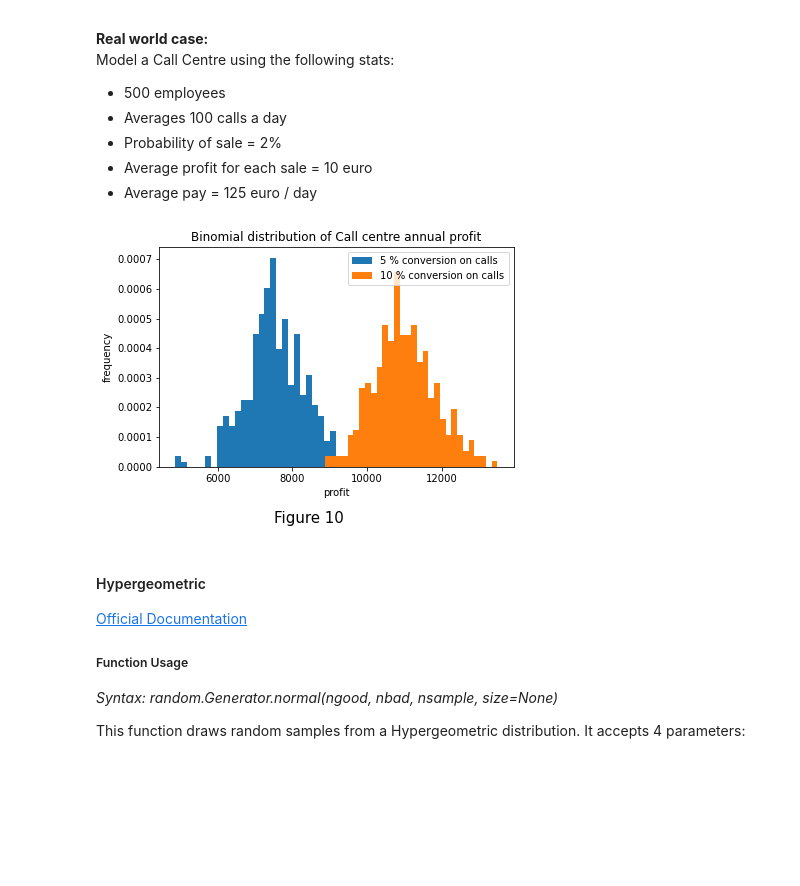
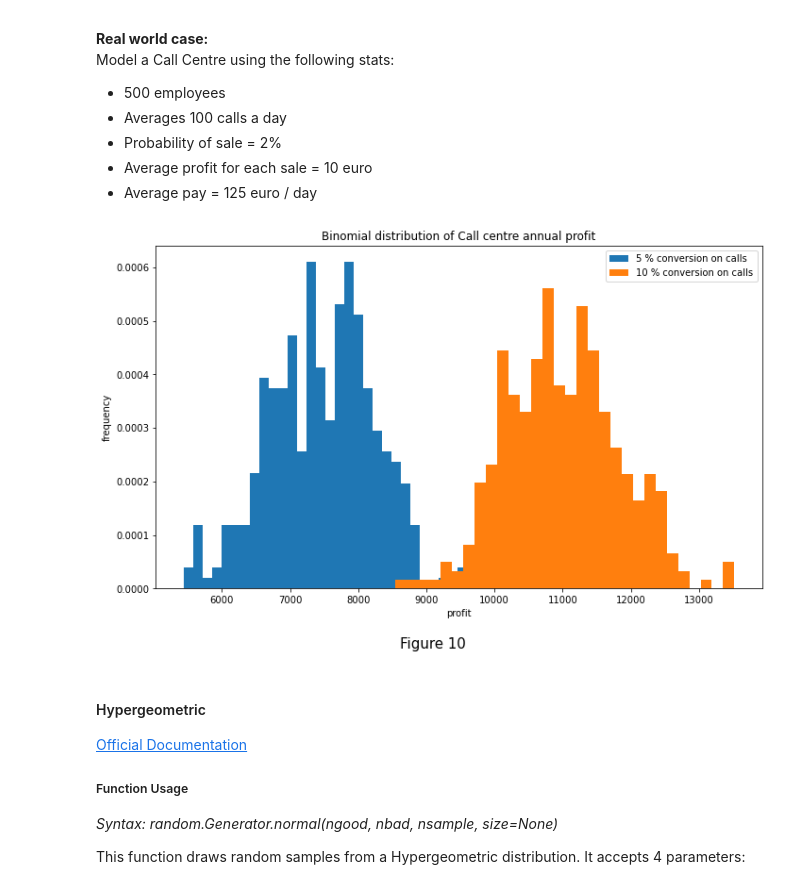
Before and after one commit to CiaranMoran27/playing_with_jupyter, a Jupyter notebook: numpy-random.ipynb, the cells around one changed output. Cells and saved outputs as stored; diff of their text form; code cells hidden in the pictures; blank space fills up the shorter version.

```diff
--- a/numpy-random.ipynb
+++ b/numpy-random.ipynb
@@ -633,31 +630,32 @@ Model a Call Centre using the following stats:
 # %%
 # Call Center Simulation
 # https://towardsdatascience.com/fun-with-the-binomial-distribution-96a5ecabf65b
 def model_call_centre(p):
     staff_count = 100
     daily_wage = 100
     daily_call_count = 100     # Number of  calls per employee
     revenue_per_call = 35
 
 
     # Binomial random variables of call center employees
     array = [np.sum(rng.binomial(daily_call_count, p, size = staff_count)) for i in range(366)]
     profit = np.array(array)*revenue_per_call - staff_count * daily_wage
     return profit
 
 call_centre_worse = model_call_centre(p = 0.05)
 call_centre_better = model_call_centre(p = 0.06)
 
-plt.hist(call_centre_worse, bins = 30,  label = "5 % conversion on calls", density = True)
-plt.hist(call_centre_better, bins = 30, label = "10 % conversion on calls", density = True)
+Fig, ax = plt.subplots(figsize = (10, 6))
+ax.hist(call_centre_worse, bins = 30,  label = "5 % conversion on calls", density = True)
+ax.hist(call_centre_better, bins = 30, label = "10 % conversion on calls", density = True)
 plt.figtext(0.5, -0.05, 'Figure 10', wrap = True, horizontalalignment = 'center', fontsize = 15);
-plt.xlabel('profit')
-plt.ylabel('frequency')
-plt.title('Binomial distribution of Call centre annual profit')
+ax.title.set_text('Binomial distribution of Call centre annual profit')
+ax.set_xlabel('profit')
+ax.set_ylabel('frequency')
 plt.legend()
 plt.tight_layout();
 # %% [output]
-[figure, old version]
+[figure, new version]
 # %% [markdown]
 #### Hypergeometric
 [Official Documentation](https://numpy.org/doc/stable/reference/random/generated/numpy.random.hypergeometric.html) <br>
```
Also changed, not shown: parts of 18 cells of this notebook.
